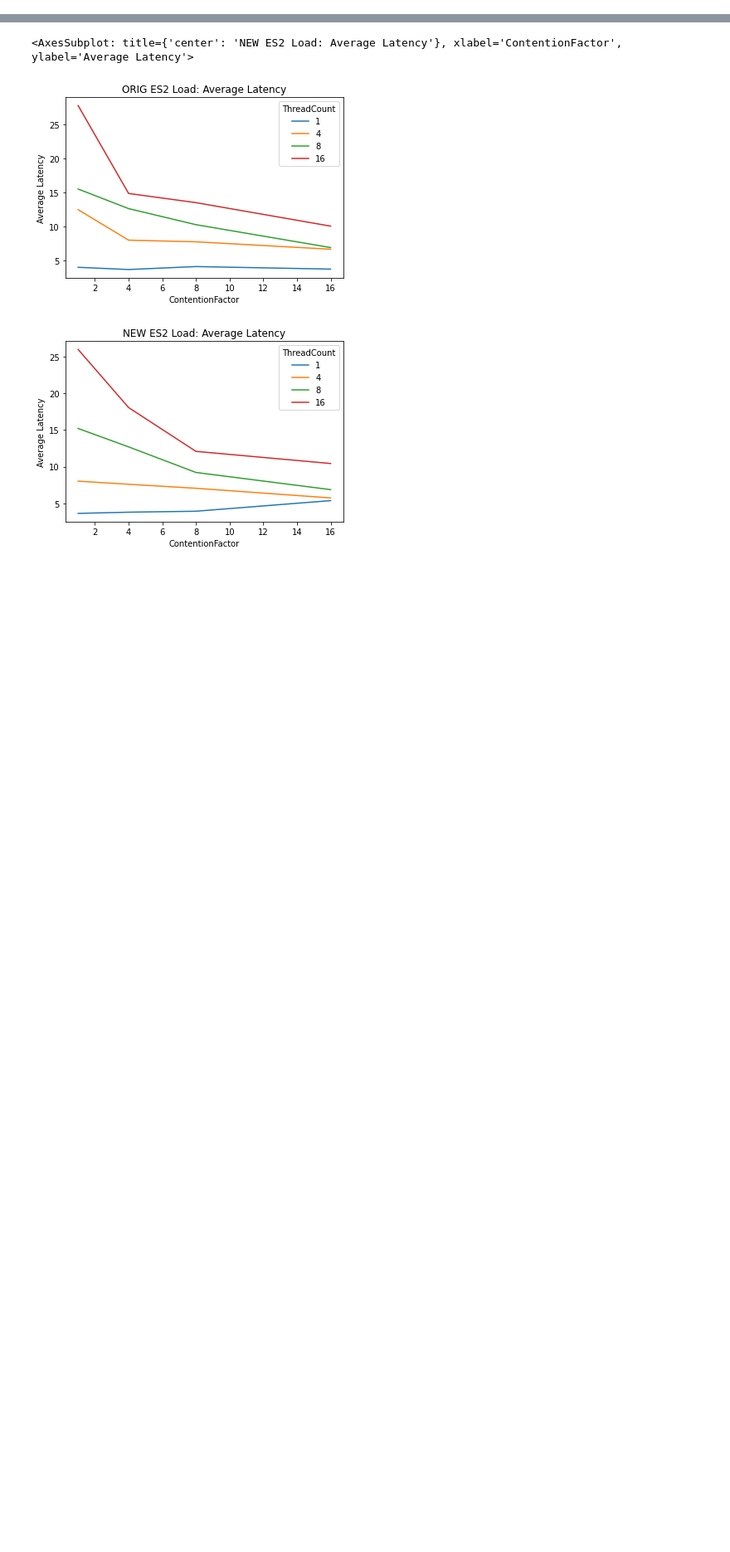
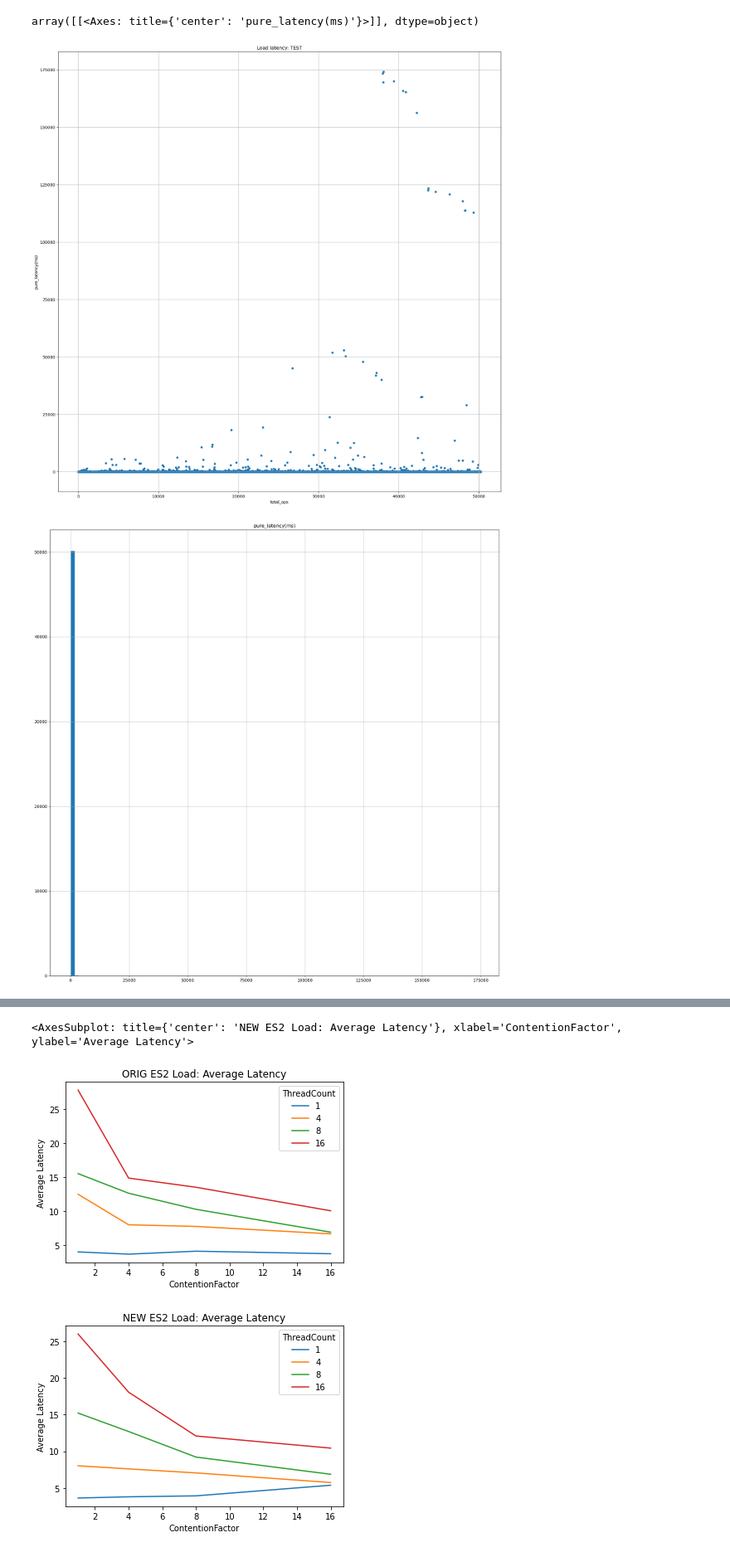
Before and after one commit to markbenvenuto/perf_tooling, a Jupyter notebook: notebooks/perf_criteria_analysis.ipynb, the cells around one changed output, grey strips where cells are left out. Shown: that part at 83% size. Cells and saved outputs as stored; diff of their text form; code cells hidden in the pictures; blank space fills up the shorter version.

```diff
--- a/notebooks/perf_criteria_analysis.ipynb
+++ b/notebooks/perf_criteria_analysis.ipynb
@@ -138,0 +152,3 @@ df
+# %%
+pc_70_cc = PerfCriteriaCache(WORKDIR_70, patch_id_70, VARIANTS["sharded"], "0",  "medical_workload_credit_cards_50_50" )
+pc_70_d = PerfCriteriaCache(WORKDIR_70, patch_id_70, VARIANTS["sharded"], "0",  "medical_workload_diagnosis_50_50" )
@@ -138,0 +184,22 @@ df
+# %%
+# df = get_summary_statistics_df(pc_e)
+
+
+# df.to_csv("/tmp/summary.csv")
+# df
+df_w = pc_70_d.get_query_data().diff_data
+
+# Graph scatter plot of latency
+df_w.plot(figsize=(20,20), x="total_ops", y= "pure_latency(ms)", kind="scatter", title=f"Load latency: TEST", ylabel="pure_latency(ms)", grid=0.4)
+
+# Graph latency with trend lines
+# plot_latency_stats(df_w, "total_ops", title=f"{experiment} cf_{cf} thread_{tc} insert stats", regr="log", start=start, end=end)
+# df_h = df_w.query("`pure_latency(ms)` < 10")
+
+df_w.hist(figsize=(20,20), column= "pure_latency(ms)", bins=100, grid=0.4)
+
+df_w.hist(figsize=(20,20), column= "pure_latency(ms)", bins=100, grid=0.4,cumulative=True)
+# %% [output]
+array([[<Axes: title={'center': 'pure_latency(ms)'}>]], dtype=object)
+[figure, added]
+[figure, added]
```
Also changed, not shown: parts of 8 cells of this notebook, 1 other file.
